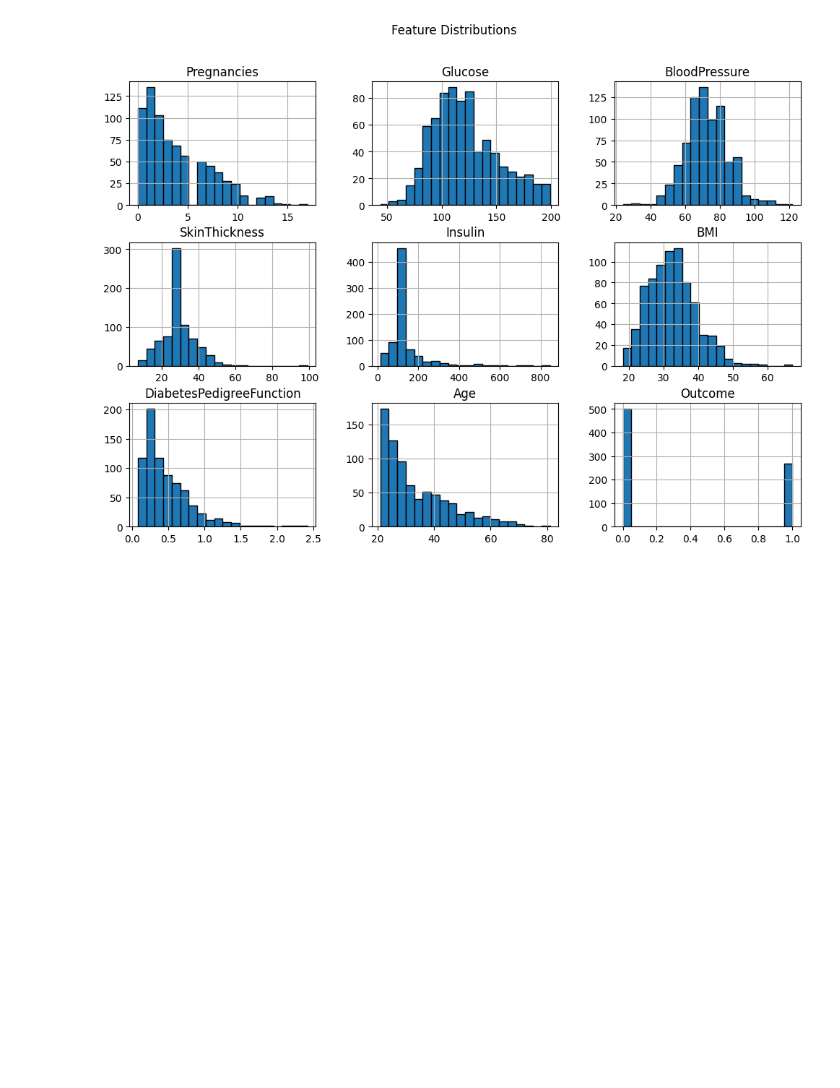
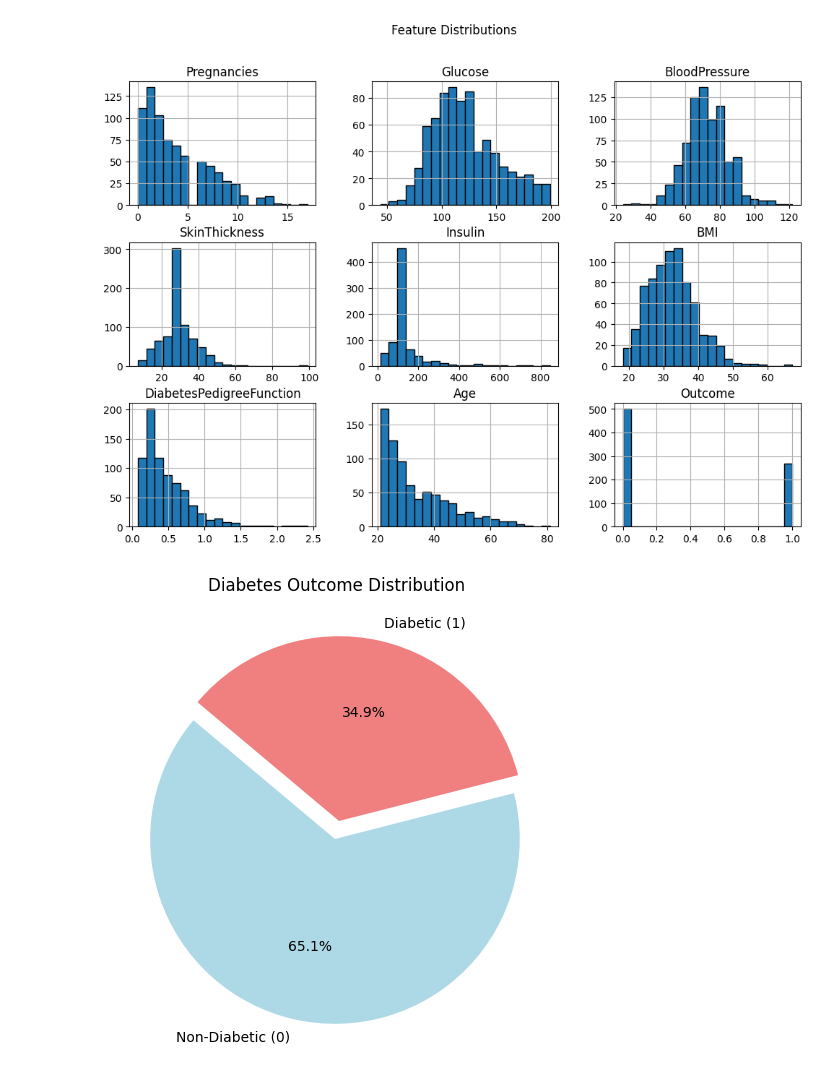
Before and after one commit to Neeshi14/Task1, a Jupyter notebook: Task1.ipynb, the cells around one changed output. Saved outputs shown, nothing was run; the diff lists cells and outputs as text; code cells hidden in the pictures; blank space fills up the shorter version.

```diff
--- a/Task1.ipynb
+++ b/Task1.ipynb
@@ -153,3 +153,26 @@ plt.suptitle("Feature Distributions", fontsize=12)
 plt.show()
 # %% [output]
 [figure]
+# %%
+import matplotlib.pyplot as plt
+
+# Count the occurrences of each class in the "Outcome" column
+outcome_counts = df_cleaned["Outcome"].value_counts()
+
+# Labels for pie chart
+labels = ["Non-Diabetic (0)", "Diabetic (1)"]
+
+# Colors for better visualization
+colors = ["lightblue", "lightcoral"]
+
+# Create pie chart
+plt.figure(figsize=(6, 6))
+plt.pie(outcome_counts, labels=labels, autopct="%1.1f%%", colors=colors, startangle=140, explode=(0.05, 0.05))
+
+# Title
+plt.title("Diabetes Outcome Distribution")
+
+# Show plot
+plt.show()
+# %% [output]
+[figure, added]
```
